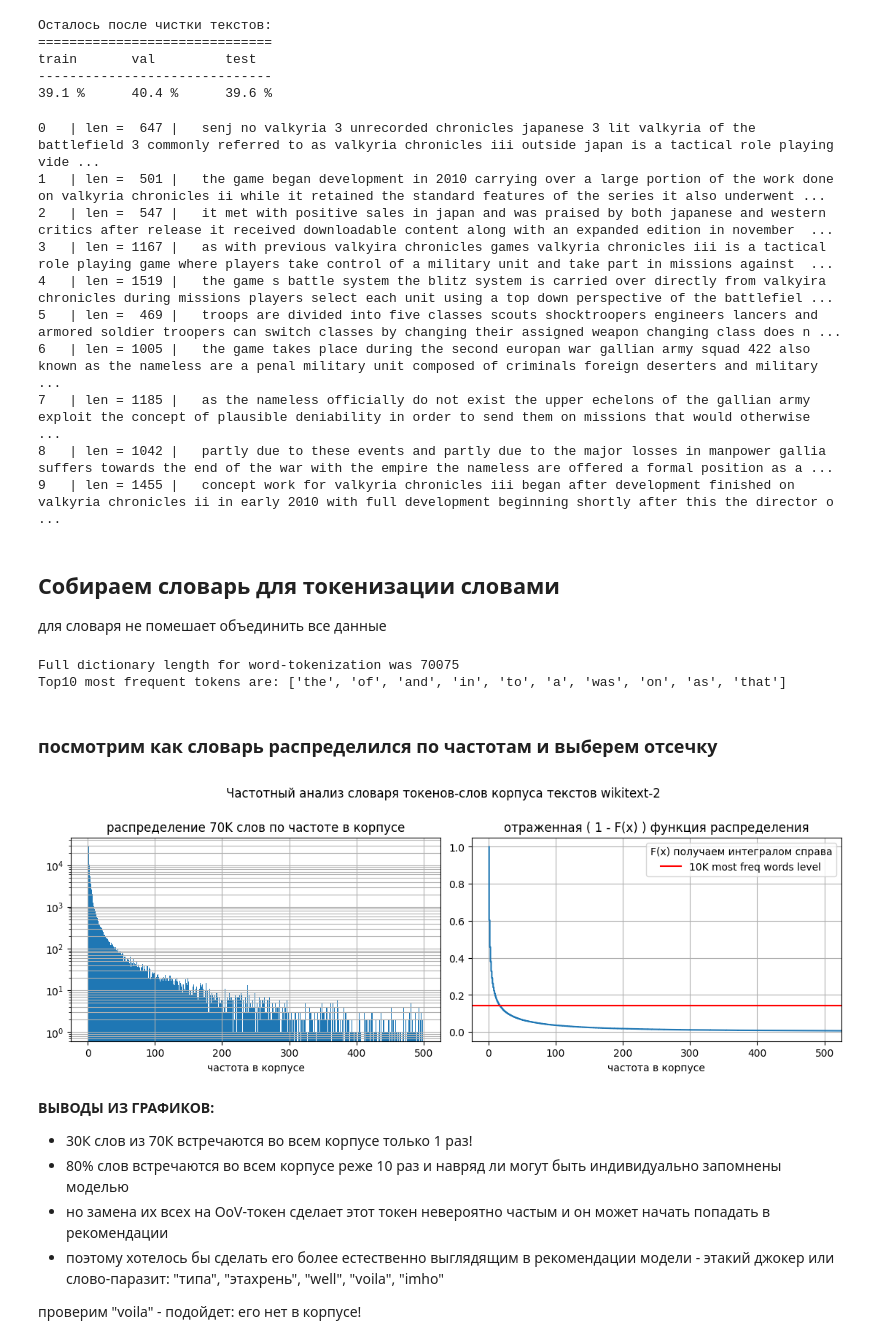
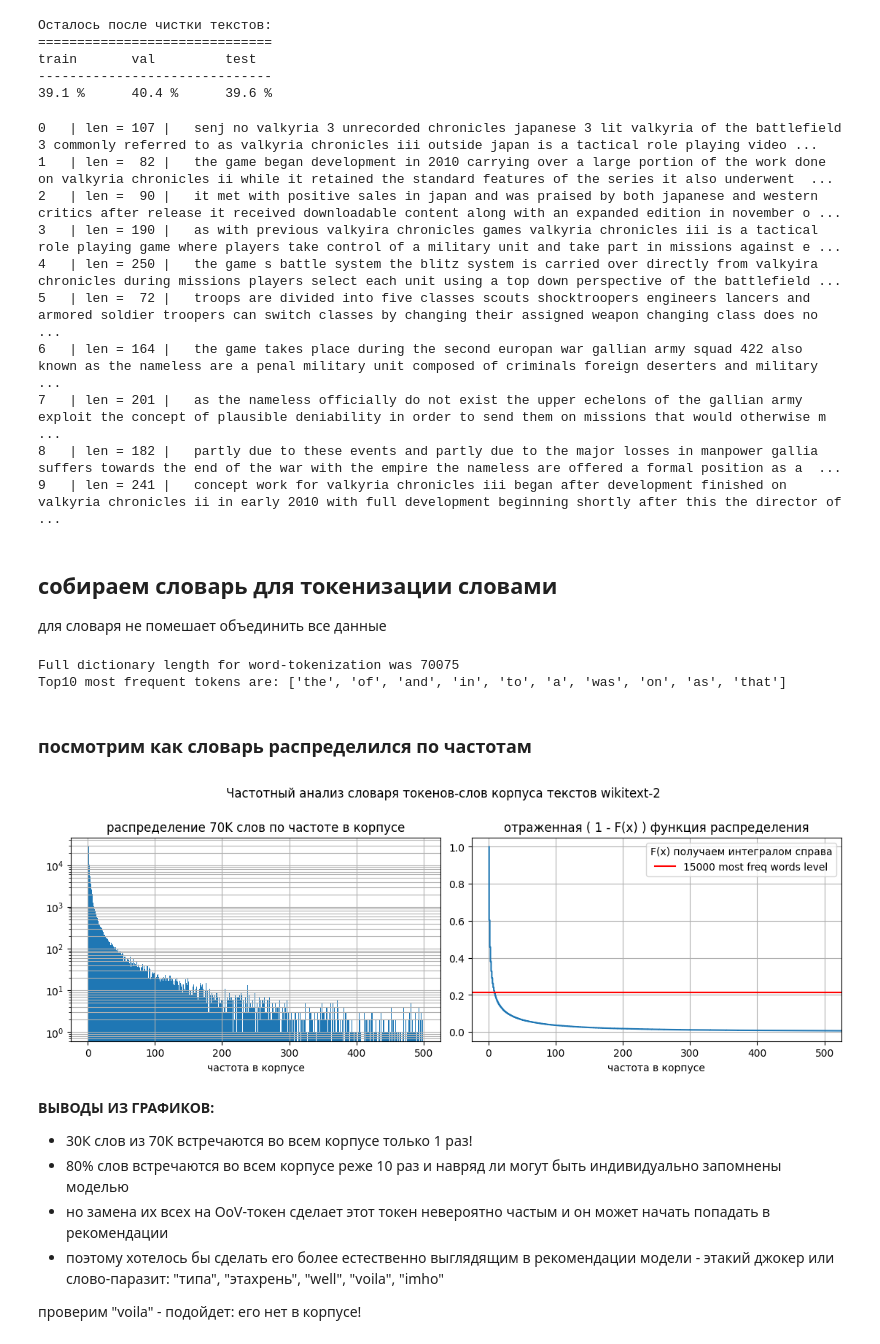
Before and after one commit to SanSanychSeva/Yandex_Practicum_DL_Engineer_2026_stream2, a Jupyter notebook: stream2_handson_project.ipynb, the cells around one changed output. Saved outputs shown, nothing was run; the diff lists cells and outputs as text; code cells hidden in the pictures.

```diff
--- a/stream2_handson_project.ipynb
+++ b/stream2_handson_project.ipynb
@@ -29,7 +30,7 @@ torch.manual_seed(42)
 
 
 seq_len_thres = 32             # длина последовательности токенов в объектах модели, на которых будет инференс
-vocab_len_thres = 10000        # длина словаря наиболее частых токенов-слов в корпусе текстов wikitext-2
+vocab_len_thres = 15000        # 3123 оптимальная длина словаря наиболее частых токенов-слов в корпусе текстов
 # %% [markdown]
 # Этап 1.  Загрузка и подготовка данных
 # %% [markdown]
@@ -215,20 +216,20 @@ train       val         test
 39.1 %      40.4 %      39.6 %
 # %%
 for i, s in enumerate(train_texts[:10]):
-    print(i, '  | len =', str(len(s)).rjust(4), '|  ', s)
+    print(i, '  | len =', str(len(s.split())).rjust(3), '|  ', s)
 # %% [output]
-0   | len =  647 |   senj no valkyria 3 unrecorded chronicles japanese 3 lit valkyria of the battlefield 3 commonly referred to as valkyria chronicles iii outside japan is a tactical role playing vide ...
-1   | len =  501 |   the game began development in 2010 carrying over a large portion of the work done on valkyria chronicles ii while it retained the standard features of the series it also underwent ...
-2   | len =  547 |   it met with positive sales in japan and was praised by both japanese and western critics after release it received downloadable content along with an expanded edition in november  ...
-3   | len = 1167 |   as with previous valkyira chronicles games valkyria chronicles iii is a tactical role playing game where players take control of a military unit and take part in missions against  ...
-4   | len = 1519 |   the game s battle system the blitz system is carried over directly from valkyira chronicles during missions players select each unit using a top down perspective of the battlefiel ...
-5   | len =  469 |   troops are divided into five classes scouts shocktroopers engineers lancers and armored soldier troopers can switch classes by changing their assigned weapon changing class does n ...
-6   | len = 1005 |   the game takes place during the second europan war gallian army squad 422 also known as the nameless are a penal military unit composed of criminals foreign deserters and military ...
-7   | len = 1185 |   as the nameless officially do not exist the upper echelons of the gallian army exploit the concept of plausible deniability in order to send them on missions that would otherwise  ...
-8   | len = 1042 |   partly due to these events and partly due to the major losses in manpower gallia suffers towards the end of the war with the empire the nameless are offered a formal position as a ...
-9   | len = 1455 |   concept work for valkyria chronicles iii began after development finished on valkyria chronicles ii in early 2010 with full development beginning shortly after this the director o ...
+0   | len = 107 |   senj no valkyria 3 unrecorded chronicles japanese 3 lit valkyria of the battlefield 3 commonly referred to as valkyria chronicles iii outside japan is a tactical role playing video ...
+1   | len =  82 |   the game began development in 2010 carrying over a large portion of the work done on valkyria chronicles ii while it retained the standard features of the series it also underwent  ...
+2   | len =  90 |   it met with positive sales in japan and was praised by both japanese and western critics after release it received downloadable content along with an expanded edition in november o ...
+3   | len = 190 |   as with previous valkyira chronicles games valkyria chronicles iii is a tactical role playing game where players take control of a military unit and take part in missions against e ...
+4   | len = 250 |   the game s battle system the blitz system is carried over directly from valkyira chronicles during missions players select each unit using a top down perspective of the battlefield ...
+5   | len =  72 |   troops are divided into five classes scouts shocktroopers engineers lancers and armored soldier troopers can switch classes by changing their assigned weapon changing class does no ...
+6   | len = 164 |   the game takes place during the second europan war gallian army squad 422 also known as the nameless are a penal military unit composed of criminals foreign deserters and military  ...
+7   | len = 201 |   as the nameless officially do not exist the upper echelons of the gallian army exploit the concept of plausible deniability in order to send them on missions that would otherwise m ...
+8   | len = 182 |   partly due to these events and partly due to the major losses in manpower gallia suffers towards the end of the war with the empire the nameless are offered a formal position as a  ...
+9   | len = 241 |   concept work for valkyria chronicles iii began after development finished on valkyria chronicles ii in early 2010 with full development beginning shortly after this the director of ...
 # %% [markdown]
-## Собираем словарь для токенизации словами
+## собираем словарь для токенизации словами
 для словаря не помешает объединить все данные
 # %%
 corpus = train_texts + val_texts + test_texts
@@ -250,28 +251,28 @@ print('Top10 most frequent tokens are:', words[:10])
 Full dictionary length for word-tokenization was 70075
 Top10 most frequent tokens are: ['the', 'of', 'and', 'in', 'to', 'a', 'was', 'on', 'as', 'that']
 # %% [markdown]
-### посмотрим как словарь распределился по частотам и выберем отсечку
+### посмотрим как словарь распределился по частотам
 # %%
 fig, (ax1, ax2) = plt.subplots(1, 2, figsize=(11, 4), sharex=True, layout='constrained')
 
 ax1.hist( freqs, bins=range(500) )
 ax1.set_yscale('log')
 ax1.grid(which='both')
 ax1.set_title('распределение 70K слов по частоте в корпусе')
 ax1.set_xlabel('частота в корпусе')
 
 ax2.plot(freqs, [i/len(freqs) for i in range(1, len(freqs)+1)] )
-ax2.axhline(10000/len(freqs), color='red', label='10K most freq words level')
+ax2.axhline(vocab_len_thres/len(freqs), color='red', label=str(vocab_len_thres)+' most freq words level')
 ax2.set_xlim(-25,525)
 ax2.grid()
 ax2.legend(title='F(x) получаем интегралом справа', loc='upper right')
 ax2.set_title('отраженная ( 1 - F(x) ) функция распределения')
 ax2.set_xlabel('частота в корпусе')
 
 fig.suptitle('Частотный анализ словаря токенов-слов корпуса текстов wikitext-2\n')
 plt.show()
 # %% [output]
-[figure, old version]
+[figure, new version]
 # %% [markdown]
 **ВЫВОДЫ ИЗ ГРАФИКОВ:**
 * 30К слов из 70К встречаются во всем корпусе только 1 раз!
```
Also changed, not shown: parts of 16 cells of this notebook.
